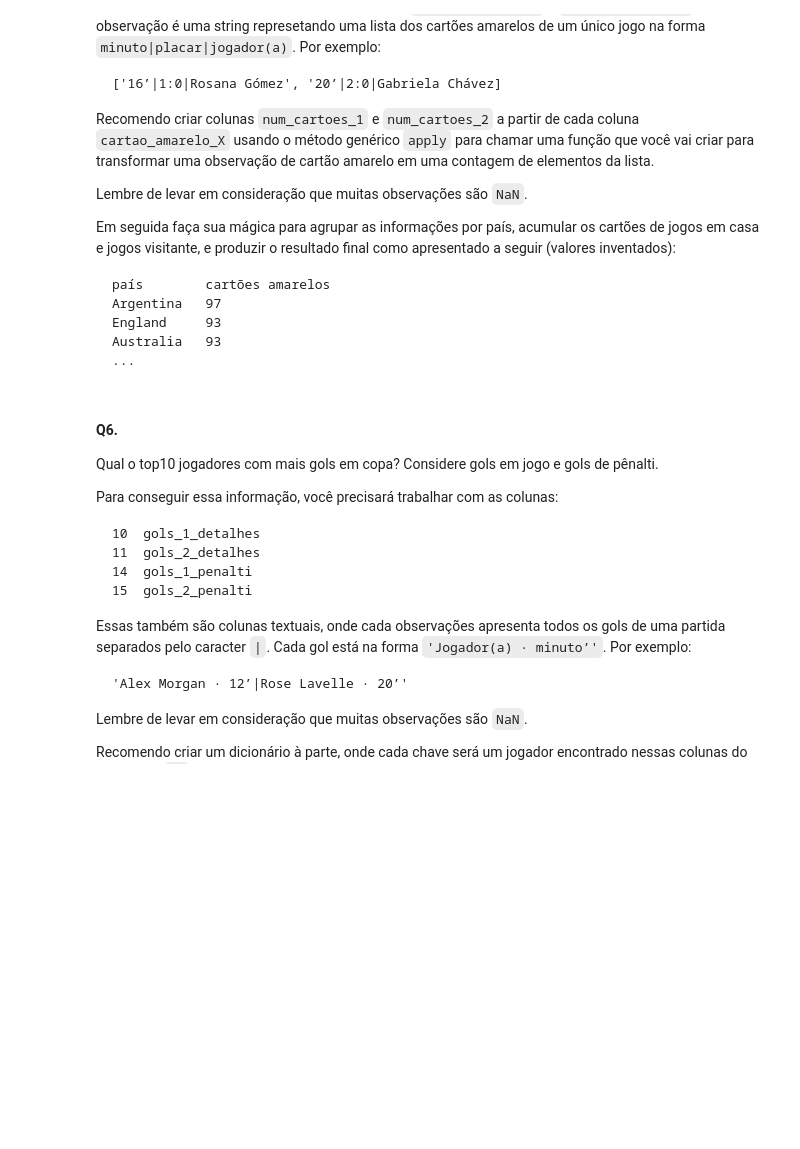
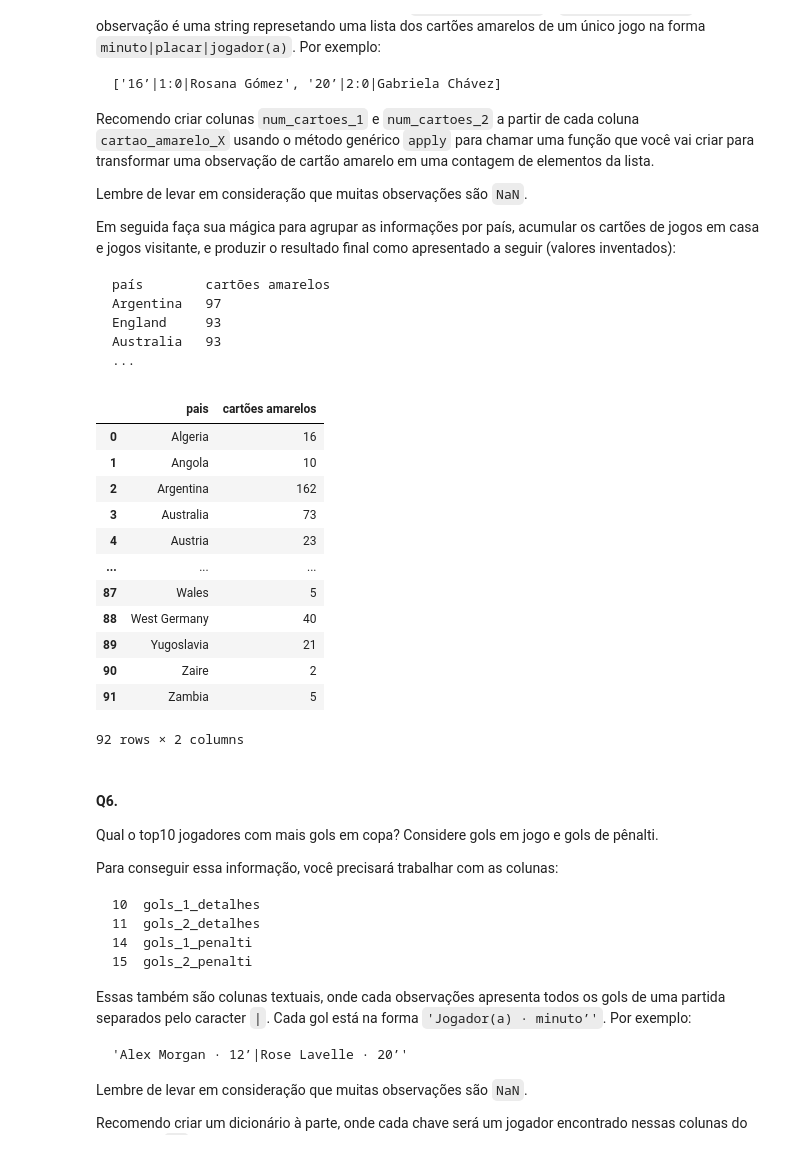
Before and after one commit to Alexandre-CES/desenvolve-python-intermediario, a Jupyter notebook: modulo3/3.06-Pandas.ipynb, the cells around one changed output. Cells and saved outputs as stored; diff of their text form; code cells hidden in the pictures; blank space fills up the shorter version.

````diff
--- a/modulo3/3.06-Pandas.ipynb
+++ b/modulo3/3.06-Pandas.ipynb
@@ -218,6 +293,48 @@ England     93
 Australia   93
 ...
 ```
+# %%
+def contar_cartoes(cartoes_str):
+
+    #retornar se for NaN
+    if pd.isna(cartoes_str):
+        return 0
+
+    #remover caracteres indesejados
+    cartoes_str = cartoes_str.replace('&rsquor;', "'").replace("[", "").replace("]", "").replace("'", "")
+
+    cartoes_str = cartoes_str.split(", ") #dividir cartões em forma de lista
+    return len(cartoes_str) #retornar contagem de cartões
+
+#pegar dados necessários e os dividindo
+cartoes_1_df = wc[['cartao_amarelo_1', 'time_1']].rename(columns={'time_1':'pais','cartao_amarelo_1': 'cartoes amarelos'})
+cartoes_2_df = wc[['cartao_amarelo_2', 'time_2']].rename(columns={'time_2':'pais','cartao_amarelo_2': 'cartoes amarelos'})
+
+#concatena os dois
+cartoes_df = pd.concat([cartoes_1_df, cartoes_2_df])
+
+#aplicar função na coluna de cartões amarelos
+cartoes_df['cartoes amarelos'] = cartoes_df['cartoes amarelos'].apply(contar_cartoes)
+
+#fazer novo dataframe
+cartoes_amarelos = cartoes_df.groupby(['pais'])['cartoes amarelos'].sum().reset_index(name='cartões amarelos')
+
+#mostrar na tela
+display(cartoes_amarelos)
+# %% [output]
+|  | pais | cartões amarelos |
+| 0 | Algeria | 16 |
+| 1 | Angola | 10 |
+| 2 | Argentina | 162 |
+| 3 | Australia | 73 |
+| 4 | Austria | 23 |
+| ... | ... | ... |
+| 87 | Wales | 5 |
+| 88 | West Germany | 40 |
+| 89 | Yugoslavia | 21 |
+| 90 | Zaire | 2 |
+| 91 | Zambia | 5 |
+92 rows × 2 columns
 # %% [markdown]
 #### Q6.
 Qual o top10 jogadores com mais gols em copa? Considere gols em jogo e gols de pênalti.
````
Also changed, not shown: parts of 3 cells of this notebook.
